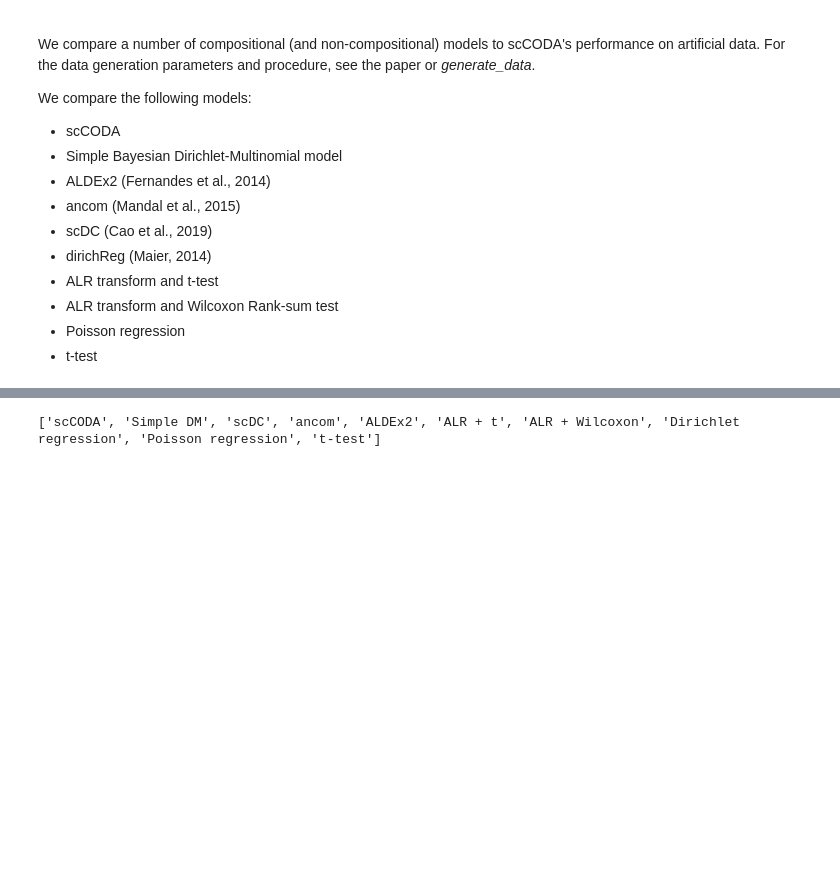
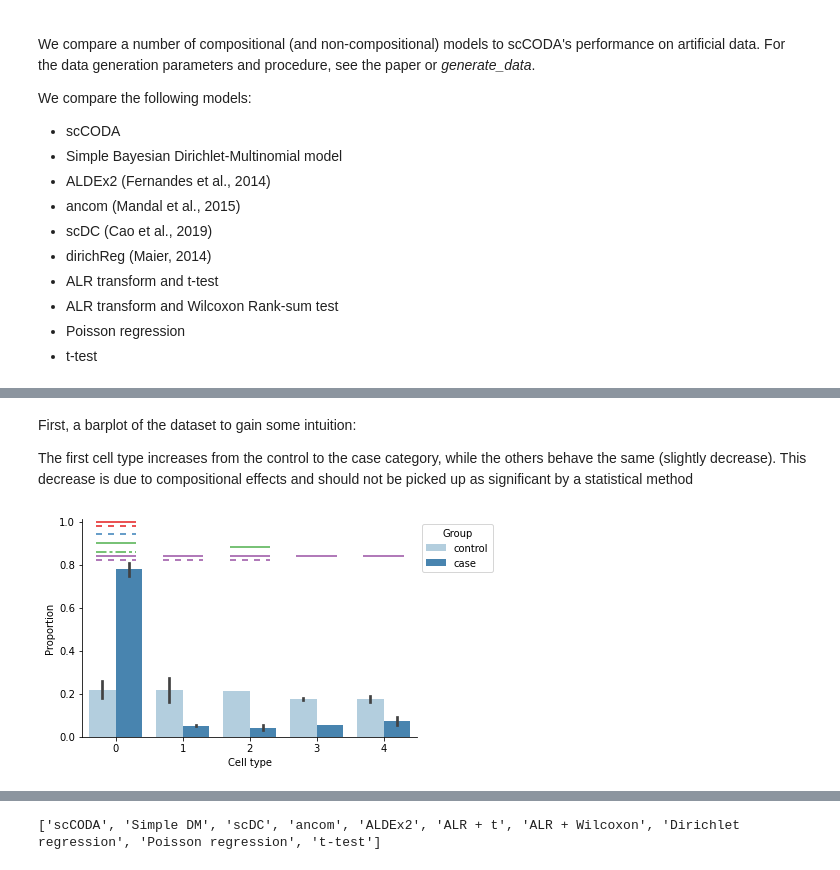
Before and after one commit to theislab/scCODA_reproducibility, a Jupyter notebook: benchmarking/model_comparison_analysis.ipynb, the cells around one changed output, grey strips where cells are left out. Cells and saved outputs as stored; diff of their text form; code cells hidden in the pictures; blank space fills up the shorter version.

```diff
--- a/benchmarking/model_comparison_analysis.ipynb
+++ b/benchmarking/model_comparison_analysis.ipynb
@@ -50,0 +32,11 @@ Plotting preparation...
+# %%
+save_path = "../../sccoda_benchmark_data/model_comparison/data_model_comparison/"
+
+# read generation parameters and find one where we have an increase that is large
+# and replicate number is low
+gen_params = pd.read_csv(save_path + "generation_parameters", index_col=0)
+print(f'relevant indices: {gen_params.loc[(gen_params["n_controls"]==2) & (gen_params["log-fold increase"]==2) & (gen_params["Base"]==1000)].index}')
+
+# choose one dataset as example (e.g. number 2304 one with these properties)
+example_index = 4744
+example_params = gen_params.iloc[example_index, :]
@@ -50,0 +50,6 @@ Plotting preparation...
+# %%
+# read all generated data and pick the one we selected
+datasets = ad.read_h5ad(save_path + "generated_data")
+example_data = datasets[datasets.obs["dataset_no"] == example_index]
+
+print(example_data.X)
@@ -50,0 +62,60 @@ Plotting preparation...
+# %% [markdown]
+First, a barplot of the dataset to gain some intuition:
+
+
+The first cell type increases from the control to the case category,
+while the others behave the same (slightly decrease).
+This decrease is due to compositional effects and should not be picked up as significant by a statistical method
+# %%
+X = example_data.X
+cell_types = example_data.var.index
+obs = example_data.obs
+
+# Aggregate data by category
+
+count_df = pd.DataFrame(np.divide(X, np.sum(X, axis=1, keepdims=True)), columns=cell_types, index=obs.index).\
+    merge(obs["x_0"], left_index=True, right_index=True)
+plot_df = pd.melt(count_df, id_vars="x_0", var_name="Cell type", value_name="count")
+
+# barplot
+d = sns.barplot(x="Cell type", y="count", hue="x_0", data=plot_df,
+                palette='Blues')
+
+loc, labels = plt.xticks()
+
+handles, labels = d.get_legend_handles_labels()
+plt.legend(handles=handles, labels=["control", "case"], loc='upper left', bbox_to_anchor=(1, 1), ncol=1, title="Group")
+
+d.set(xlabel="Cell type", ylabel="Proportion", ylim=(0,1.01))
+sns.despine()
+
+# manually add credible effects for each method (see below)
+dashes=[(1,0), (4, 4), (7, 2, 2, 2)]
+colors = ['#e41a1c','#377eb8','#4daf4a','#984ea3']
+
+plt.axhline(y = 1, xmin=0.04, xmax = 0.16, color=colors[0], dashes=dashes[0])
+plt.axhline(y = 0.98, xmin=0.04, xmax = 0.16, color=colors[0], dashes=dashes[1])
+plt.axhline(y = 0.94, xmin=0.04, xmax = 0.16, color=colors[1], dashes=dashes[1])
+plt.axhline(y = 0.9, xmin=0.04, xmax = 0.16, color=colors[2], dashes=dashes[0])
+plt.axhline(y = 0.86, xmin=0.04, xmax = 0.16, color=colors[2], dashes=dashes[2])
+plt.axhline(y = 0.84, xmin=0.04, xmax = 0.16, color=colors[3], dashes=dashes[0])
+plt.axhline(y = 0.82, xmin=0.04, xmax = 0.16, color=colors[3], dashes=dashes[1])
+
+plt.axhline(y = 0.88, xmin=0.44, xmax = 0.56, color=colors[2], dashes=dashes[0])
+plt.axhline(y = 0.84, xmin=0.44, xmax = 0.56, color=colors[3], dashes=dashes[0])
+plt.axhline(y = 0.82, xmin=0.44, xmax = 0.56, color=colors[3], dashes=dashes[1])
+
+plt.axhline(y = 0.84, xmin=0.24, xmax = 0.36, color=colors[3], dashes=dashes[0])
+plt.axhline(y = 0.82, xmin=0.24, xmax = 0.36, color=colors[3], dashes=dashes[1])
+
+plt.axhline(y = 0.84, xmin=0.64, xmax = 0.76, color=colors[3], dashes=dashes[0])
+plt.axhline(y = 0.84, xmin=0.84, xmax = 0.96, color=colors[3], dashes=dashes[0])
+
+
+plot_path = "../../sccoda_benchmark_data/model_comparison/model_comparison_plots/"
+plt.savefig(plot_path + "/model_comparison_example_data_grouped.svg", format="svg", bbox_inches="tight")
+plt.savefig(plot_path + "/model_comparison_example_data_grouped.png", format="png", bbox_inches="tight")
+
+plt.show()
+# %% [output]
+[figure, added]
```
Also changed, not shown: parts of 11 cells of this notebook, 2 other files.
